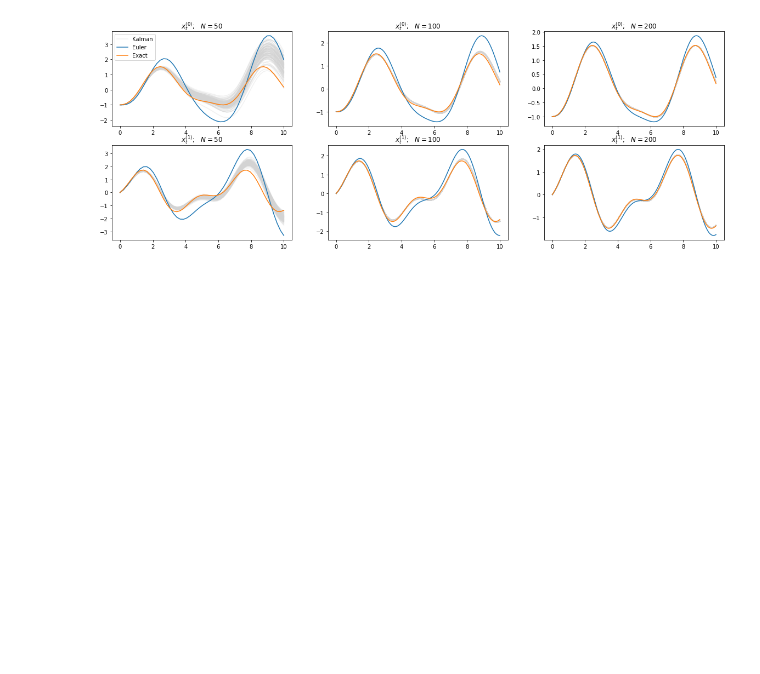
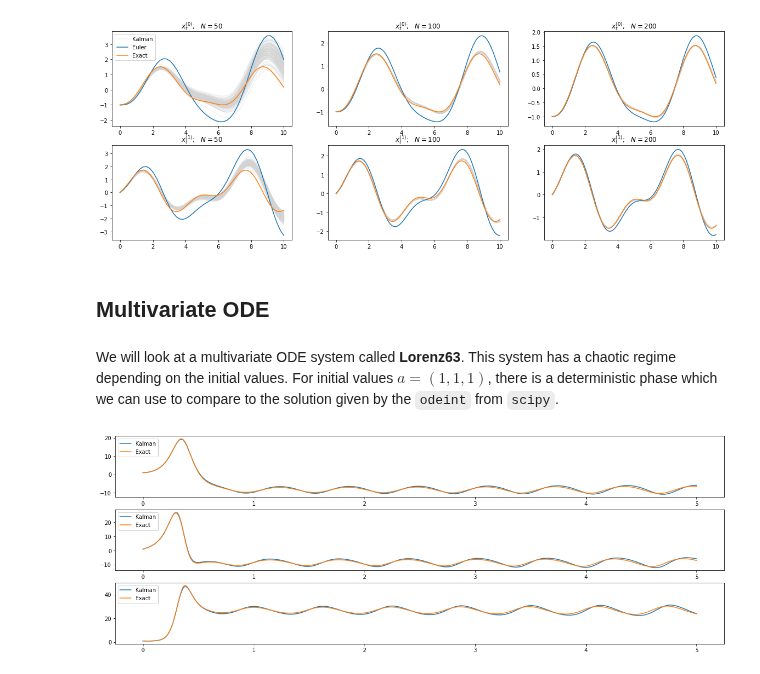
Before and after one commit to mlysy/rodeo-legacy, a Jupyter notebook: probDE/Examples/tutorial.ipynb, the cells around one changed output. Cells and saved outputs as stored; diff of their text form; code cells hidden in the pictures; blank space fills up the shorter version.

Commit message:
Added lorenz63 example and multi solver

```diff
--- a/probDE/Examples/tutorial.ipynb
+++ b/probDE/Examples/tutorial.ipynb
@@ -160,3 +160,7 @@ draws = 100
 readme_graph(ode_fun, p, L, U, N, w_vec, a, draws)
 # %% [output]
 [figure]
+# %% [markdown]
+## Multivariate ODE
+# %% [markdown]
+We will look at a multivariate ODE system called **Lorenz63**. This system has a chaotic regime depending on the initial values. For initial values $a = (1,1,1)$, there is a deterministic phase which we can use to compare to the solution given by the `odeint` from `scipy`.
@@ -162,0 +170,8 @@ readme_graph(ode_fun, p, L, U, N, w_vec, a, draws)
+# %%
+# Lorenz function used in odeint
+def lorenz(state, t):
+    rho = 28.0
+    sigma = 10.0
+    beta = 8.0 / 3.0
+    x, y, z = state  # Unpack the state vector
+    return -sigma*x + sigma*y, rho*x - y -x*z, -beta*z + x*y
@@ -162,0 +220,13 @@ readme_graph(ode_fun, p, L, U, N, w_vec, a, draws)
+# %%
+# Get exact solutions for the Lorenz System
+tseq = np.linspace(L, U, N)
+exact = odeint(lorenz, x0, tseq)
+
+#
+_, axs = plt.subplots(n, 1, figsize=(20, 7))
+for i in range(n):
+    axs[i].plot(tseq, Xn[:, p*i], label="Kalman")
+    axs[i].plot(tseq, exact[:, i], label='Exact')
+    axs[i].legend(loc='upper left')
+# %% [output]
+[figure, added]
```
Also changed, not shown: parts of 3 cells of this notebook, 2 other files.
